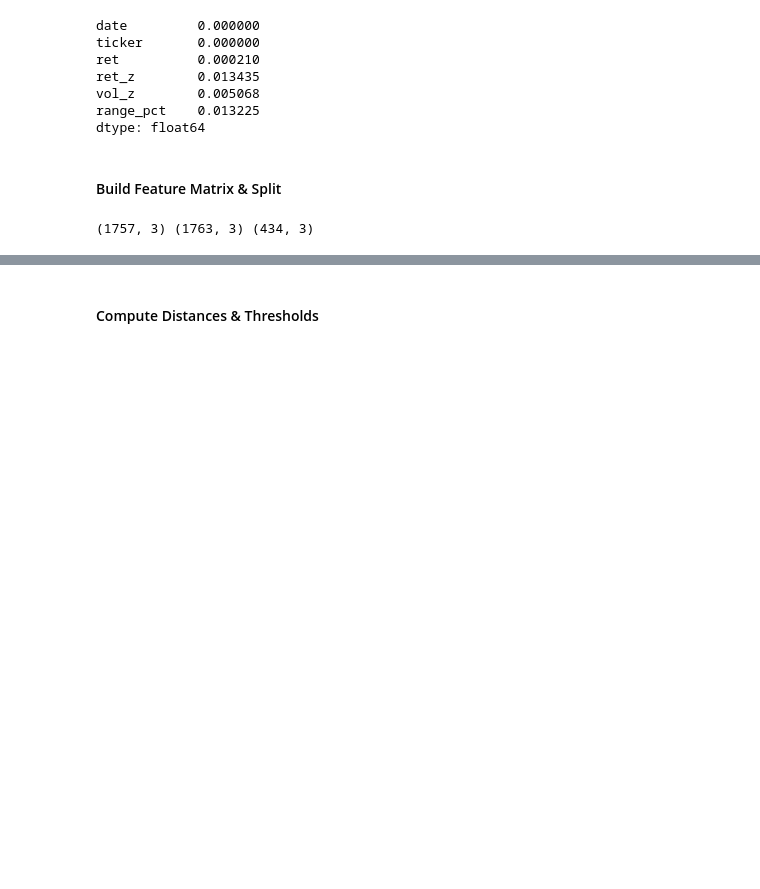
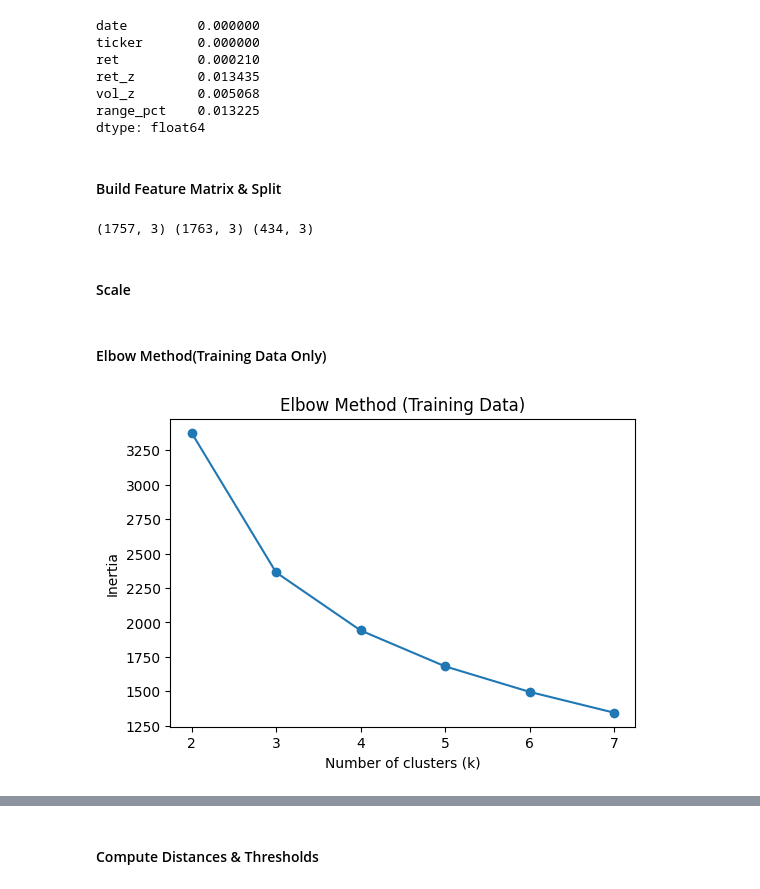
Before and after one commit to Shiv33ndu/stock-anomaly-detector, a Jupyter notebook: notebooks/04_kmeans_analysis.ipynb, the cells around one changed output, grey strips where cells are left out. Drawn from its saved outputs; the diff is of its cells as text; code cells hidden in the pictures; blank space fills up the shorter version.

```diff
--- a/notebooks/04_kmeans_analysis.ipynb
+++ b/notebooks/04_kmeans_analysis.ipynb
@@ -120,3 +120,5 @@ X_train, X_val, X_test, meta_train, meta_val, meta_test = split_by_date(X, meta)
 print(X_train.shape, X_val.shape, X_test.shape)
 # %% [output]
 (1757, 3) (1763, 3) (434, 3)
+# %% [markdown]
+#### Scale
@@ -122,0 +128,22 @@ print(X_train.shape, X_val.shape, X_test.shape)
+# %% [markdown]
+#### Elbow Method(Training Data Only)
+# %%
+from sklearn.cluster import KMeans
+
+inertias = []
+k_values = range(2, 8)
+
+for k in k_values:
+    km = KMeans(n_clusters=k, random_state=42, n_init="auto")
+    km.fit(X_train_s)
+    inertias.append(km.inertia_)
+
+plt.figure(figsize=(6, 4))
+plt.plot(k_values, inertias, marker="o")
+plt.xlabel("Number of clusters (k)")
+plt.ylabel("Inertia")
+plt.title("Elbow Method (Training Data)")
+plt.savefig('reports/figures/kmeans_elbow_method.png', bbox_inches='tight', pad_inches=0.1, dpi=300)
+plt.show()
+# %% [output]
+[figure, added]
```
Also changed, not shown: parts of 14 cells of this notebook, 6 other files.
